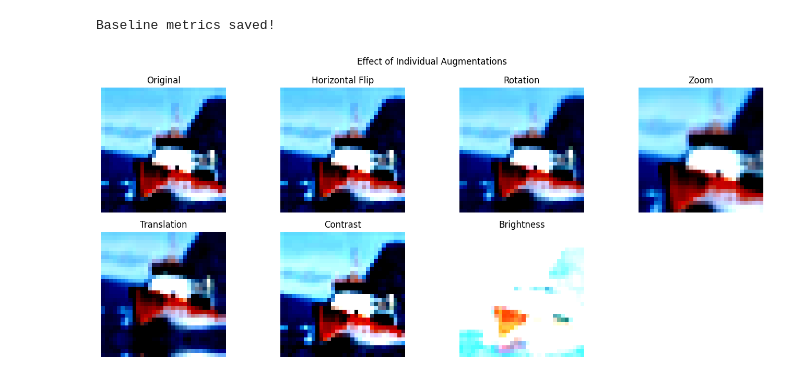
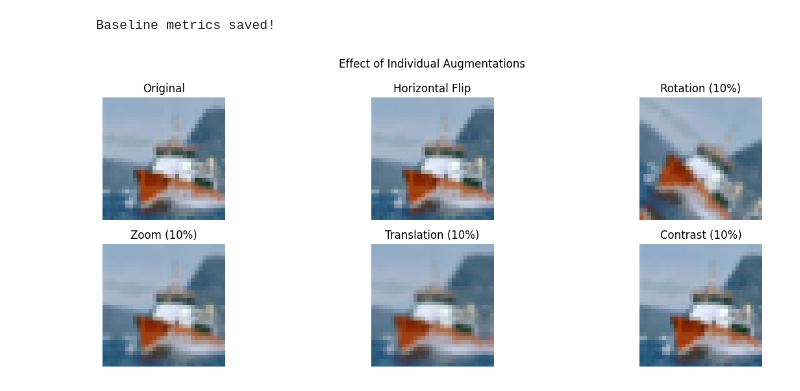
Before and after one commit to fabiogrillo/iris-classification, a Jupyter notebook: CNN_image_classifier/cnn_cifar10.ipynb, the cells around one changed output. Cells and saved outputs as stored; diff of their text form; code cells hidden in the pictures.

```diff
--- a/CNN_image_classifier/cnn_cifar10.ipynb
+++ b/CNN_image_classifier/cnn_cifar10.ipynb
@@ -216,0 +224,26 @@ x_test: (10000, 32, 32, 3), y_test: (10000, 10)
+# %%
+# Create non-standardized versions for augmented model
+# Reload and normalize data (0-1 range only, no standardization)
+from tensorflow.keras.datasets import cifar10
+
+(x_train_orig, y_train_orig), (x_test_orig, y_test_orig) = cifar10.load_data()
+
+# Normalize to [0, 1]
+x_train_norm = x_train_orig.astype('float32') / 255.0
+x_test_norm = x_test_orig.astype('float32') / 255.0
+
+# Split train/val
+from sklearn.model_selection import train_test_split
+x_train_norm, x_val_norm, y_train_norm, y_val_norm = train_test_split(
+    x_train_norm, y_train_orig, test_size=0.2, random_state=42
+)
+
+# One-hot encode
+y_train_norm = to_categorical(y_train_norm, num_classes=10)
+y_val_norm = to_categorical(y_val_norm, num_classes=10)
+y_test_norm = to_categorical(y_test_orig, num_classes=10)
+
+print(f"Normalized data for augmented model:")
+print(f"  x_train_norm: {x_train_norm.shape}, range: [{x_train_norm.min():.2f}, {x_train_norm.max():.2f}]")
+print(f"  x_val_norm: {x_val_norm.shape}, range: [{x_val_norm.min():.2f}, {x_val_norm.max():.2f}]")
+print(f"  x_test_norm: {x_test_norm.shape}, range: [{x_test_norm.min():.2f}, {x_test_norm.max():.2f}]")
@@ -429,36 +467,37 @@ print("Baseline metrics saved!")
 # %% [output]
 Baseline metrics saved!
 # %%
-# Mostra effetto di ogni singola trasformazione
+# Show effect of each individual augmentation
+# Use normalized data (not standardized) for proper visualization
 single_transforms = {
     'Original': None,
     'Horizontal Flip': layers.RandomFlip('horizontal'),
-    'Rotation': layers.RandomRotation(0.1),
-    'Zoom': layers.RandomZoom(0.3),
-    'Translation': layers.RandomTranslation(0.2, 0.2),
-    'Contrast': layers.RandomContrast(0.3),
-    'Brightness': layers.RandomBrightness(0.1),
+    'Rotation (10%)': layers.RandomRotation(0.1),
+    'Zoom (10%)': layers.RandomZoom(0.1),
+    'Translation (10%)': layers.RandomTranslation(0.1, 0.1),
+    'Contrast (10%)': layers.RandomContrast(0.1),
 }
 
-image = x_train[1500]
-plt.figure(figsize=(14, 6))
+# Use normalized data for visualization
+image = x_train_norm[1500]
+plt.figure(figsize=(14, 5))
 
 for i, (name, transform) in enumerate(single_transforms.items()):
-    plt.subplot(2, 4, i + 1)
+    plt.subplot(2, 3, i + 1)
     if transform is None:
         plt.imshow(np.clip(image, 0, 1))
     else:
         aug = transform(np.expand_dims(image, axis=0), training=True)
         plt.imshow(np.clip(aug[0], 0, 1))
     plt.axis('off')
     plt.title(name)
 
 plt.suptitle('Effect of Individual Augmentations')
 plt.tight_layout()
 plt.savefig('figures/individual_augmentations.png')
 plt.show()
 # %% [output]
-[figure, old version]
+[figure, new version]
 # %%
 from tensorflow.keras.layers import BatchNormalization, Activation
 
```
Also changed, not shown: parts of 18 cells of this notebook, 9 other files.
